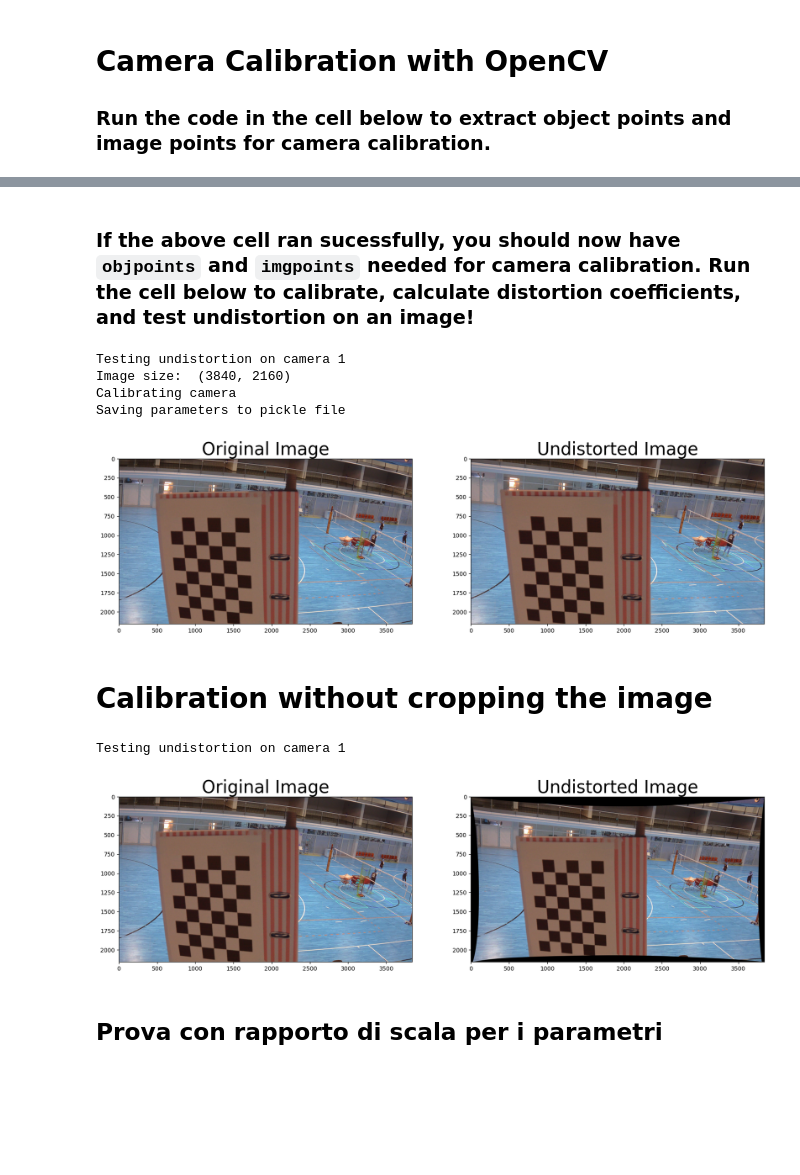
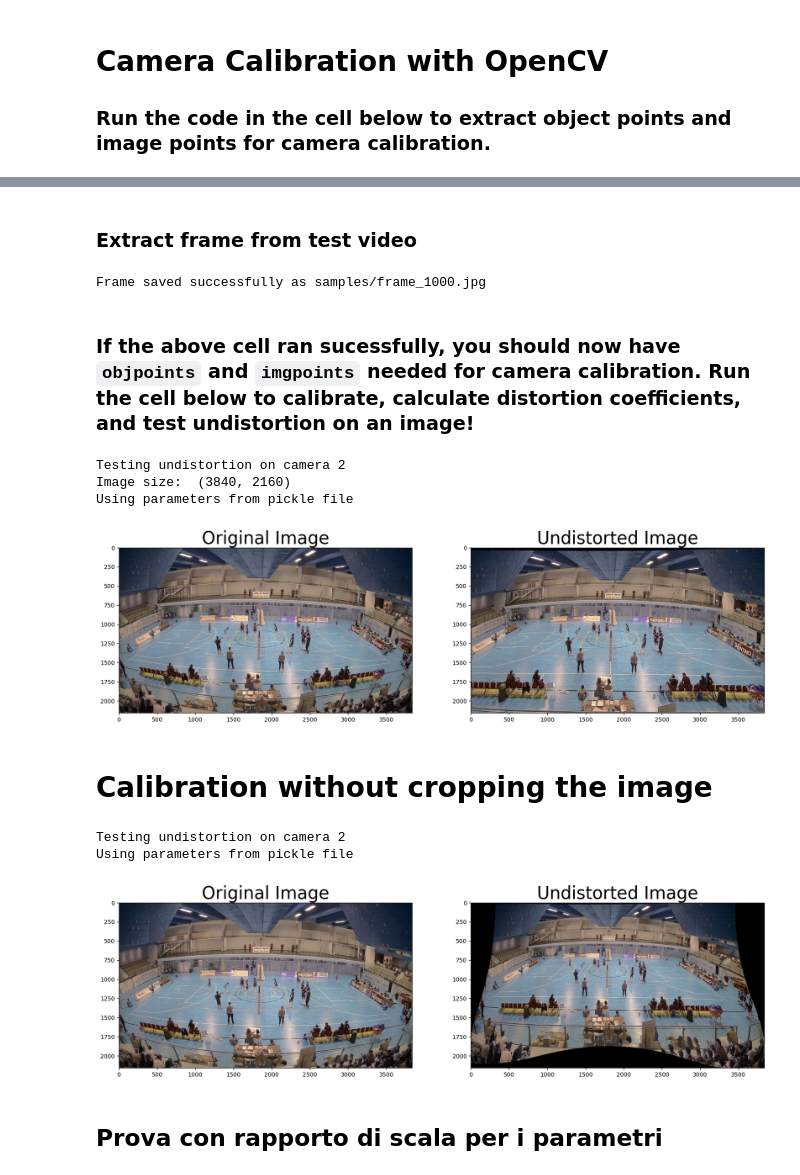
Before and after one commit to Elia-Tomaselli/CV-CameraCalibration, a Jupyter notebook: SMART-VIDEO_camera_calibration.ipynb, the cells around one changed output, grey strips where cells are left out. Cells and saved outputs as stored; diff of their text form; code cells hidden in the pictures; blank space fills up the shorter version.

Commit message:
test on a real match

```diff
--- a/SMART-VIDEO_camera_calibration.ipynb
+++ b/SMART-VIDEO_camera_calibration.ipynb
@@ -181,10 +181,46 @@ Camera 1 done!
+# %% [markdown]
+### Extract frame from test video
+# %%
+import cv2
+
+# Open the video file
+video_path = "video/out2_match.mp4"
+video_capture = cv2.VideoCapture(video_path)
+
+# Get the total number of frames in the video
+total_frames = int(video_capture.get(cv2.CAP_PROP_FRAME_COUNT))
+
+# Ask the user for the frame number
+frame_number = int(input("Enter the frame number (between 0 and {}): ".format(total_frames - 1)))
+
+# Set the frame number to the desired frame
+video_capture.set(cv2.CAP_PROP_POS_FRAMES, frame_number)
+
+# Read the frame
+ret, frame = video_capture.read()
+
+# Check if the frame was read successfully
+if ret:
+    # Save the frame as an image
+    output_path = "samples/frame_{}.jpg".format(frame_number)
+    cv2.imwrite(output_path, frame)
+    print("Frame saved successfully as", output_path)
+else:
+    print("Failed to read frame from the video")
+
+# Release the video capture object
+video_capture.release()
+# %% [output]
+Frame saved successfully as samples/frame_1000.jpg
 # %% [markdown]
 ### If the above cell ran sucessfully, you should now have `objpoints` and `imgpoints` needed for camera calibration.  Run the cell below to calibrate, calculate distortion coefficients, and test undistortion on an image!
 # %%
 for camera in cameras_info:
     # Test undistortion on an image
     print("Testing undistortion on camera", camera.camera_number)
-    img = cv2.imread('samples/' + 'out' + str(camera.camera_number) + 'F' + '/quadrant_0_frame_0.jpg')
+    #img = cv2.imread('samples/' + 'out' + str(camera.camera_number) + 'F' + '/quadrant_0_frame_0.jpg')
+    img = cv2.imread('samples/' + 'frame_1000.jpg' )
+
     if img is None:
         print("Image not found")
         exit()
@@ -240,11 +276,10 @@ for camera in cameras_info:
     ax2.imshow(dst)
     ax2.set_title('Undistorted Image', fontsize=30)
 # %% [output]
-Testing undistortion on camera 1
+Testing undistortion on camera 2
 Image size:  (3840, 2160)
-Calibrating camera
-Saving parameters to pickle file
+Using parameters from pickle file
-[figure, old version]
+[figure, new version]
 # %% [markdown]
 # Calibration without cropping the image
 # %%
@@ -252,7 +287,8 @@ Saving parameters to pickle file
 for camera in cameras_info:
     # Test undistortion on an image
     print("Testing undistortion on camera", camera.camera_number)
-    img = cv2.imread('samples/' + 'out' + str(camera.camera_number) + 'F' + '/quadrant_0_frame_0.jpg')
+    #img = cv2.imread('samples/' + 'out' + str(camera.camera_number) + 'F' + '/quadrant_0_frame_0.jpg')
+    img = cv2.imread('samples/' + 'frame_1000.jpg' )
     if img is None:
         print("Image not found")
         exit()
@@ -277,36 +313,39 @@ for camera in cameras_info:
         #new camera matrix
         new_mtx, roi = cv2.getOptimalNewCameraMatrix(mtx, dist, img_size, 1, img_size)
 
         dst = cv2.undistort(img, mtx, dist, None, new_mtx)
-        cv2.imwrite('output/undistorted_' + 'out' + str(camera.camera_number) + 'F' +'.jpg',dst)
+
 
         mapX, mapY = cv2.initUndistortRectifyMap(mtx, dist, None, mtx, img_size, cv2.CV_32FC1)
         # save mapX and mapY into csv files
         np.savetxt('output/MapXMapY/noCrop_mapX_' + 'out' + str(camera.camera_number) + 'F' + '.csv', mapX, delimiter=',')
         np.savetxt('output/MapXMapY/noCrop_mapY_' + 'out' + str(camera.camera_number) + 'F' + '.csv', mapY, delimiter=',')
 
         # Save the camera calibration result for later use (we won't worry about rvecs / tvecs)
         dist_pickle = {}
         dist_pickle["mtx"] = mtx
         dist_pickle["dist"] = dist
         pickle.dump( dist_pickle, open( "output/noCrop_Parameters_" + 'out' + str(camera.camera_number) + 'F' + ".p", "wb" ) )
+
+    cv2.imwrite('output/undistorted_noCrop_' + 'out' + str(camera.camera_number) + 'F' +'.jpg',dst)
     # Append to a txt file the parameters
     with open('output/parameters.txt', 'a') as f:
         f.write("Camera " + str(camera.camera_number) + "\n" + "\n" )
         f.write("mtx: " + str(mtx) + "\n")
         f.write("dist: " + str(dist) + "\n")
     # print("mtx: " + str(mtx) + "\n")
     # print("dist: " + str(dist) + "\n")
 
     # Visualize undistortion
     f, (ax1, ax2) = plt.subplots(1, 2, figsize=(20,10))
     ax1.imshow(img)
     ax1.set_title('Original Image', fontsize=30)
     ax2.imshow(dst)
     ax2.set_title('Undistorted Image', fontsize=30)
 # %% [output]
-Testing undistortion on camera 1
+Testing undistortion on camera 2
+Using parameters from pickle file
-[figure, old version]
+[figure, new version]
 # %% [markdown]
 ## Prova con rapporto di scala per i parametri
 # %%
```
Also changed, not shown: parts of 2 cells of this notebook, 15 other files.
